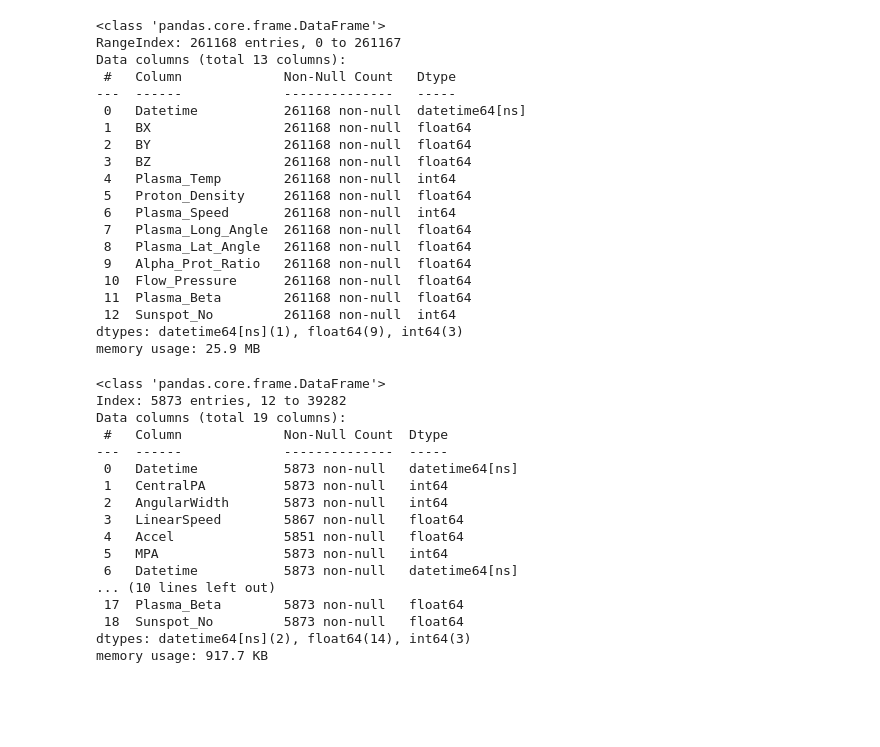
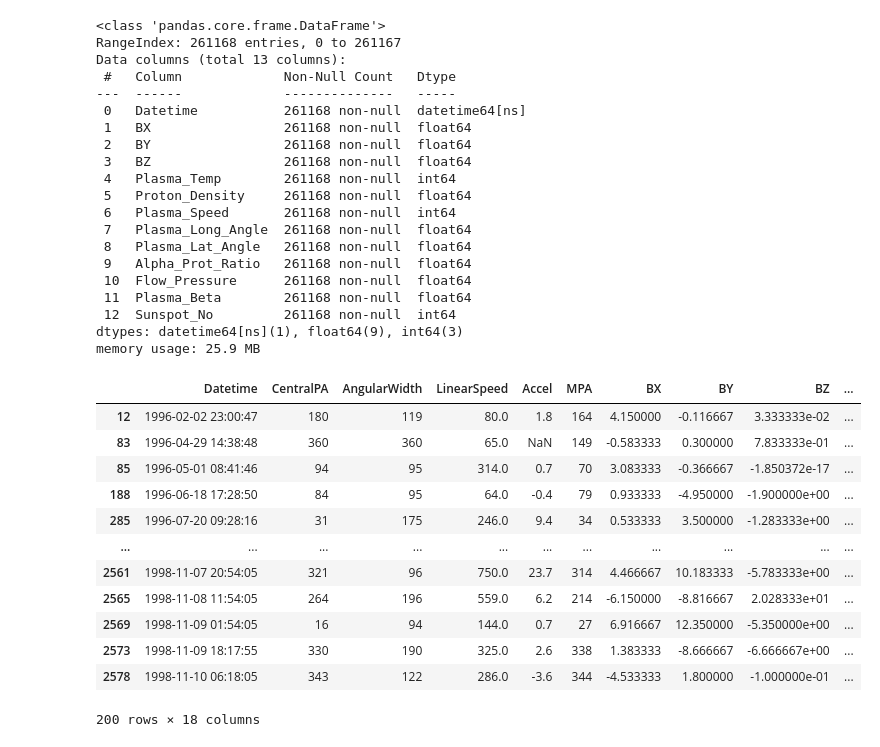
Before and after one commit to yusufmspahi/IBM-Z-Datathon-2024, a Jupyter notebook: data_preprocessing.ipynb, the cells around one changed output. Drawn from its saved outputs; the diff is of its cells as text; code cells hidden in the pictures; blank space fills up the shorter version.

Commit message:
Data processing

```diff
--- a/data_preprocessing.ipynb
+++ b/data_preprocessing.ipynb
@@ -224,38 +224,36 @@ memory usage: 25.9 MB
 # %%
 # Define a function to get the 6-hour averaged data after each CME
 def get_solar_wind_average(cme_time, omniweb_data, window_hours=6):
     # Get the end time for the 6-hour window
     end_time = cme_time + pd.Timedelta(hours=window_hours)
 
     # Filter OMNIWeb data for the 6-hour window
     filtered_omniweb = omniweb_data[(omniweb_data['Datetime'] >= cme_time) & (omniweb_data['Datetime'] <= end_time)]
 
     # Calculate the average of all numerical columns in this window
     return filtered_omniweb.mean()
 
 # Apply this function to each CME in the Cane dataset
 averaged_solar_wind = soho_df['Datetime'].apply(get_solar_wind_average, omniweb_data=omniweb_df)
 
 # Combine the averaged solar wind features with the original Cane dataset
 combined_df = pd.concat([soho_df, averaged_solar_wind], axis=1)
+combined_df.columns.values[6] = 'Datetime_2' # Renaming duplicated column
+
+features_df  = combined_df.drop('Datetime_2', axis=1) # Removing duplicated Datetime column
+features_df.head(200)
+# %% [output]
+|  | Datetime | CentralPA | AngularWidth | LinearSpeed | Accel | MPA | BX | BY | BZ | ... |
+| 12 | 1996-02-02 23:00:47 | 180 | 119 | 80.0 | 1.8 | 164 | 4.150000 | -0.116667 | 3.333333e-02 | ... |
+| 83 | 1996-04-29 14:38:48 | 360 | 360 | 65.0 | NaN | 149 | -0.583333 | 0.300000 | 7.833333e-01 | ... |
+| 85 | 1996-05-01 08:41:46 | 94 | 95 | 314.0 | 0.7 | 70 | 3.083333 | -0.366667 | -1.850372e-17 | ... |
+| 188 | 1996-06-18 17:28:50 | 84 | 95 | 64.0 | -0.4 | 79 | 0.933333 | -4.950000 | -1.900000e+00 | ... |
+| 285 | 1996-07-20 09:28:16 | 31 | 175 | 246.0 | 9.4 | 34 | 0.533333 | 3.500000 | -1.283333e+00 | ... |
+| ... | ... | ... | ... | ... | ... | ... | ... | ... | ... | ... |
+| 2561 | 1998-11-07 20:54:05 | 321 | 96 | 750.0 | 23.7 | 314 | 4.466667 | 10.183333 | -5.783333e+00 | ... |
+| 2565 | 1998-11-08 11:54:05 | 264 | 196 | 559.0 | 6.2 | 214 | -6.150000 | -8.816667 | 2.028333e+01 | ... |
+| 2569 | 1998-11-09 01:54:05 | 16 | 94 | 144.0 | 0.7 | 27 | 6.916667 | 12.350000 | -5.350000e+00 | ... |
+| 2573 | 1998-11-09 18:17:55 | 330 | 190 | 325.0 | 2.6 | 338 | 1.383333 | -8.666667 | -6.666667e+00 | ... |
+| 2578 | 1998-11-10 06:18:05 | 343 | 122 | 286.0 | -3.6 | 344 | -4.533333 | 1.800000 | -1.000000e-01 | ... |
+200 rows × 18 columns
-# %%
-combined_df.info()
-# %% [output]
-<class 'pandas.core.frame.DataFrame'>
-Index: 5873 entries, 12 to 39282
-Data columns (total 19 columns):
- #   Column             Non-Null Count  Dtype
----  ------             --------------  -----
- 0   Datetime           5873 non-null   datetime64[ns]
- 1   CentralPA          5873 non-null   int64
- 2   AngularWidth       5873 non-null   int64
- 3   LinearSpeed        5867 non-null   float64
- 4   Accel              5851 non-null   float64
- 5   MPA                5873 non-null   int64
- 6   Datetime           5873 non-null   datetime64[ns]
-... (10 lines left out)
- 17  Plasma_Beta        5873 non-null   float64
- 18  Sunspot_No         5873 non-null   float64
-dtypes: datetime64[ns](2), float64(14), int64(3)
-memory usage: 917.7 KB
 # %%
```
Also changed, not shown: parts of 1 cell of this notebook.
